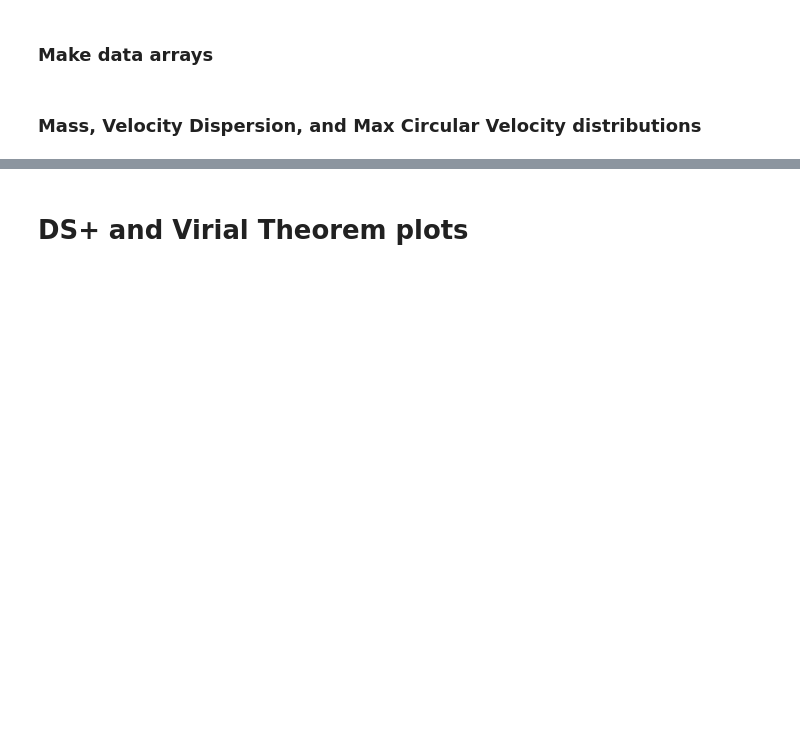
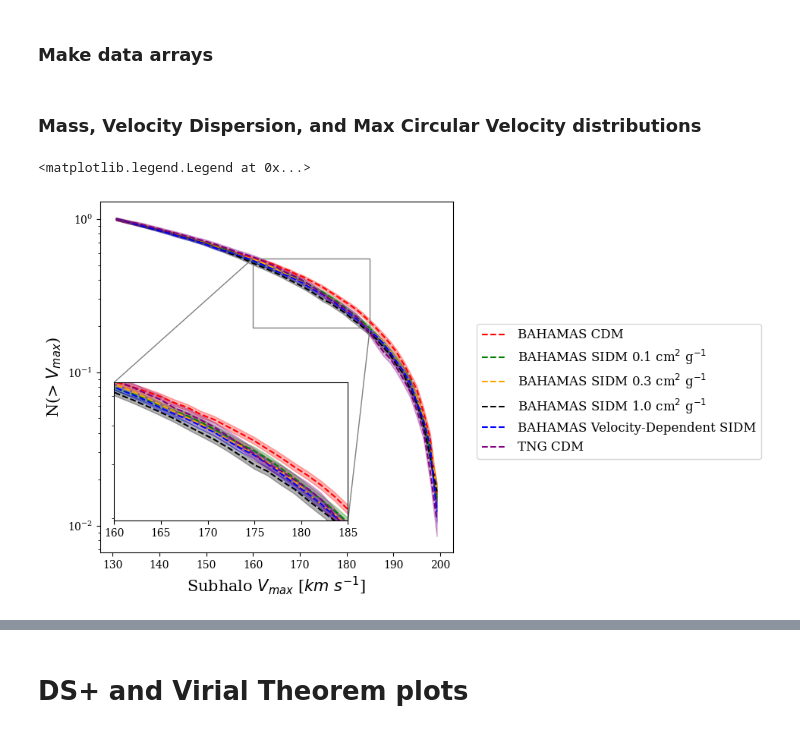
Before and after one commit to erichabjan/TNG_cluster_dynamics, a Jupyter notebook: Paper_Plots.ipynb, the cells around one changed output, grey strips where cells are left out. Drawn from its saved outputs; the diff is of its cells as text; code cells hidden in the pictures; blank space fills up the shorter version.

```diff
--- a/Paper_Plots.ipynb
+++ b/Paper_Plots.ipynb
@@ -192,7 +202,7 @@ num_bins = 50
 vmax_low, vmax_up = 130, 200
 bins = np.linspace(vmax_low, vmax_up, num_bins)
 
-fig, (ax1) = plt.subplots(1, 1, figsize=(5, 5), sharey=False)
+fig, (ax1) = plt.subplots(1, 1, figsize=(6, 6), sharey=False)
 plt.subplots_adjust(wspace=0.225)
 
 ### Left plot: cumulative max circular velocity function
@@ -203,33 +213,36 @@ zoom_y_list = []
 
 for data, color, label in [
     (vmax_CDMb[(vmax_CDMb > vmax_low) & (vmax_CDMb < vmax_up)],   'red',   r"BAHAMAS CDM"),
     (vmax_SIDM01b[(vmax_SIDM01b > vmax_low) & (vmax_SIDM01b < vmax_up)],   'green',   r"BAHAMAS SIDM 0.1 cm$^2$ g$^{-1}$"),
     (vmax_SIDM03b[(vmax_SIDM03b > vmax_low) & (vmax_SIDM03b < vmax_up)],   'orange',   r"BAHAMAS SIDM 0.3 cm$^2$ g$^{-1}$"),
     (vmax_SIDM1b[(vmax_SIDM1b > vmax_low) & (vmax_SIDM1b < vmax_up)],   'black',   r"BAHAMAS SIDM 1.0 cm$^2$ g$^{-1}$"),
     (vmax_vdSIDMb[(vmax_vdSIDMb > vmax_low) & (vmax_vdSIDMb < vmax_up)],'blue',  "BAHAMAS Velocity-Dependent SIDM"),
     (vmax_tng[(vmax_tng > vmax_low) & (vmax_tng < vmax_up)], 'purple',  'TNG CDM'),
 ]:
     x_mean, x_std, y, y_err, _ = binned_mass_function(data, bins, mode="cumulative", n_hosts=data.shape[0])
 
     zoom_y_list.append(y[(x_mean > zoom_min) & (x_mean < zoom_max)])
 
     ax1.plot(x_mean, y, c=color, linestyle='--', label=label)
     ax1.fill_between(x_mean, y - y_err, y + y_err, color=color, alpha=0.3)
 
     axins1.plot(x_mean, y, c=color, linestyle='--')
     axins1.fill_between(x_mean, y - y_err, y + y_err, color=color, alpha=0.3)
 
 axins1.set_xlim(zoom_min, zoom_max)
 axins1.set_ylim(np.min(zoom_y_list), np.max(zoom_y_list))
 axins1.tick_params(axis='y', which='both', labelleft=False)
 axins1.set_yscale('log')
 mark_inset(ax1, axins1, loc1=2, loc2=4, fc="none", ec="0.5", lw=1)
 
 ax1.set_yscale('log')
 
 ax1.set_ylabel('N(> $V_{max}$)', fontsize = 15)
 ax1.set_xlabel(r'Subhalo $V_{max}$ [$km$ $s^{-1}$]', fontsize = 15)
 
-ax1.legend(bbox_to_anchor=(1.05, 0.8), fontsize = 11)
+ax1.legend(bbox_to_anchor=(1.05, 0.67), fontsize = 12)
+# %% [output]
+<matplotlib.legend.Legend at 0x...>
+[figure, added]
 # %%
 num_bins = 50
```
Also changed, not shown: parts of 15 cells of this notebook, 17 other files.
